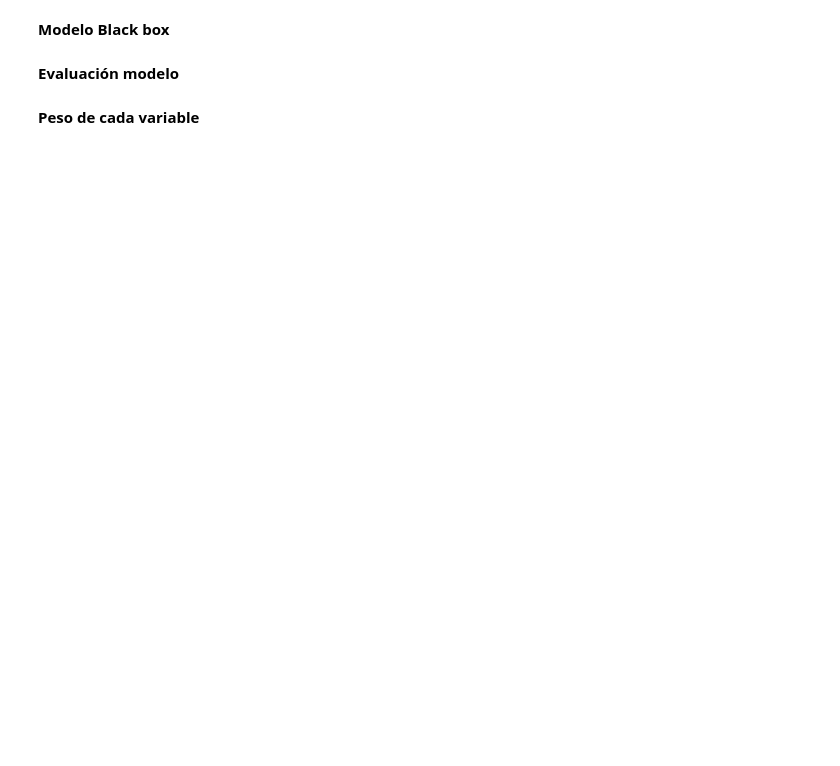
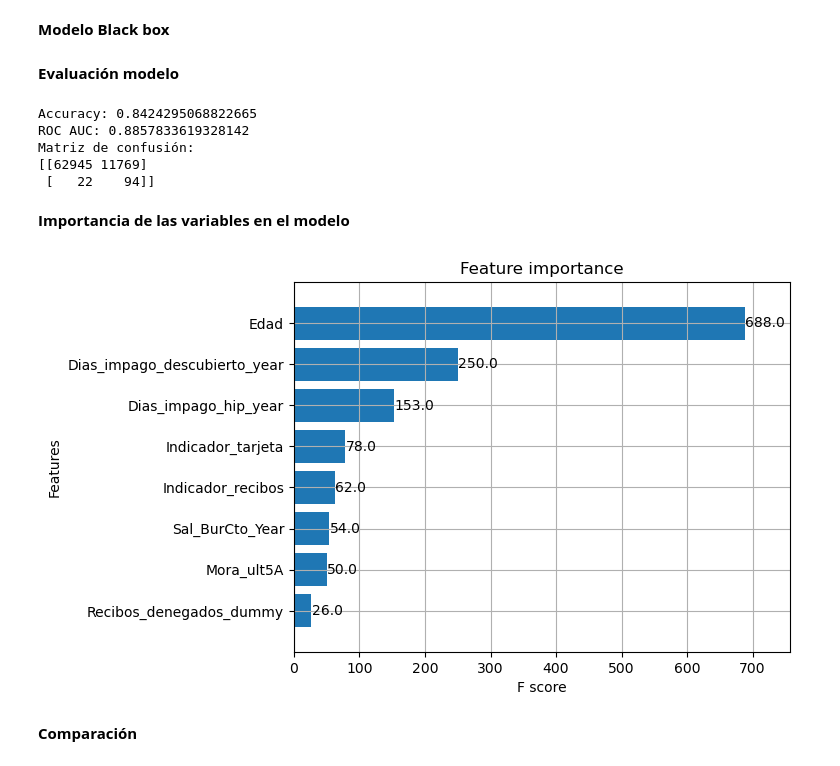
Before and after one commit to martamateosgon/Finanzas_MS, a Jupyter notebook: 2_marta_nagore.ipynb, the cells around one changed output. Saved outputs shown, nothing was run; the diff lists cells and outputs as text; code cells hidden in the pictures; blank space fills up the shorter version.

Commit message:
modelo black

```diff
--- a/2_marta_nagore.ipynb
+++ b/2_marta_nagore.ipynb
@@ -668,6 +688,61 @@ Accuracy del modelo: 0.8762
 # %% [markdown]
 **Modelo Black box**
+# %%
+# Instanciar el LabelEncoder
+le = LabelEncoder()
+
+# Convertir las columnas categóricas a valores numéricos
+X_train['Indicador_recibos'] = le.fit_transform(X_train['Indicador_recibos'])
+X_train['Indicador_tarjeta'] = le.fit_transform(X_train['Indicador_tarjeta'])
+X_train['Recibos_denegados_dummy'] = le.fit_transform(X_train['Recibos_denegados_dummy'])
+
+X_test['Indicador_recibos'] = le.transform(X_test['Indicador_recibos'])
+X_test['Indicador_tarjeta'] = le.transform(X_test['Indicador_tarjeta'])
+X_test['Recibos_denegados_dummy'] = le.transform(X_test['Recibos_denegados_dummy'])
+# %%
+# Convertir a DMatrix de XGBoost
+dtrain = xgb.DMatrix(X_train, label=y_train)
+dtest = xgb.DMatrix(X_test, label=y_test)
+
+# Definir los parámetros del modelo
+params = {
+    'objective': 'binary:logistic',  # Clasificación binaria
+    'eval_metric': 'logloss',  # Métrica de evaluación (log-loss)
+    'max_depth': 6,  # Profundidad máxima del árbol
+    'eta': 0.1,  # Tasa de aprendizaje
+    'subsample': 0.8,  # Submuestra de datos
+    'colsample_bytree': 0.8  # Submuestra de columnas
+}
+
+# Entrenar el modelo
+num_round = 100  # Número de rondas de boosting
+model = xgb.train(params, dtrain, num_round)
+
+# Predicciones sobre el conjunto de prueba
+y_pred_prob = model.predict(dtest)  # Probabilidades de la clase positiva
+y_pred = (y_pred_prob > 0.5).astype(int)  # Predicción final (clase 0 o 1)
 # %% [markdown]
 **Evaluación modelo**
-# %% [markdown]
-**Peso de cada variable**
+# %%
+accuracy = accuracy_score(y_test, y_pred)
+roc_auc = roc_auc_score(y_test, y_pred_prob)
+cm = confusion_matrix(y_test, y_pred)
+
+print(f'Accuracy: {accuracy}')
+print(f'ROC AUC: {roc_auc}')
+print('Matriz de confusión:')
+print(cm)
+# %% [output]
+Accuracy: 0.8424295068822665
+ROC AUC: 0.8857833619328142
+Matriz de confusión:
+[[62945 11769]
+ [   22    94]]
+# %% [markdown]
+**Importancia de las variables en el modelo**
+# %%
+# Obtener la importancia de las características
+xgb.plot_importance(model, importance_type='weight', max_num_features=10, height=0.8)
+plt.show()
+# %% [output]
+[figure, added]
@@ -673,0 +780,2 @@ Accuracy del modelo: 0.8762
+# %% [markdown]
+**Comparación**
```
Also changed, not shown: parts of 8 cells of this notebook.
